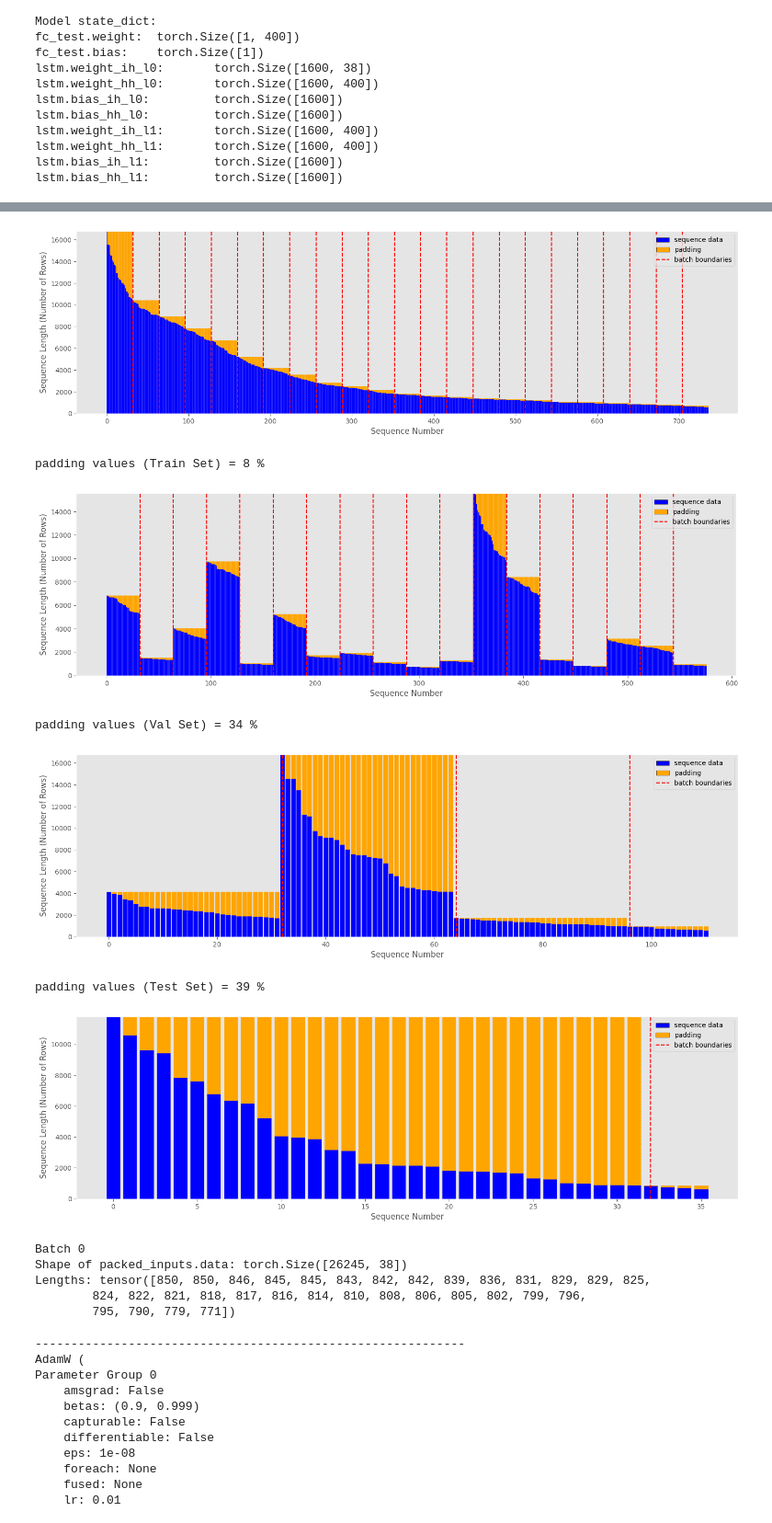
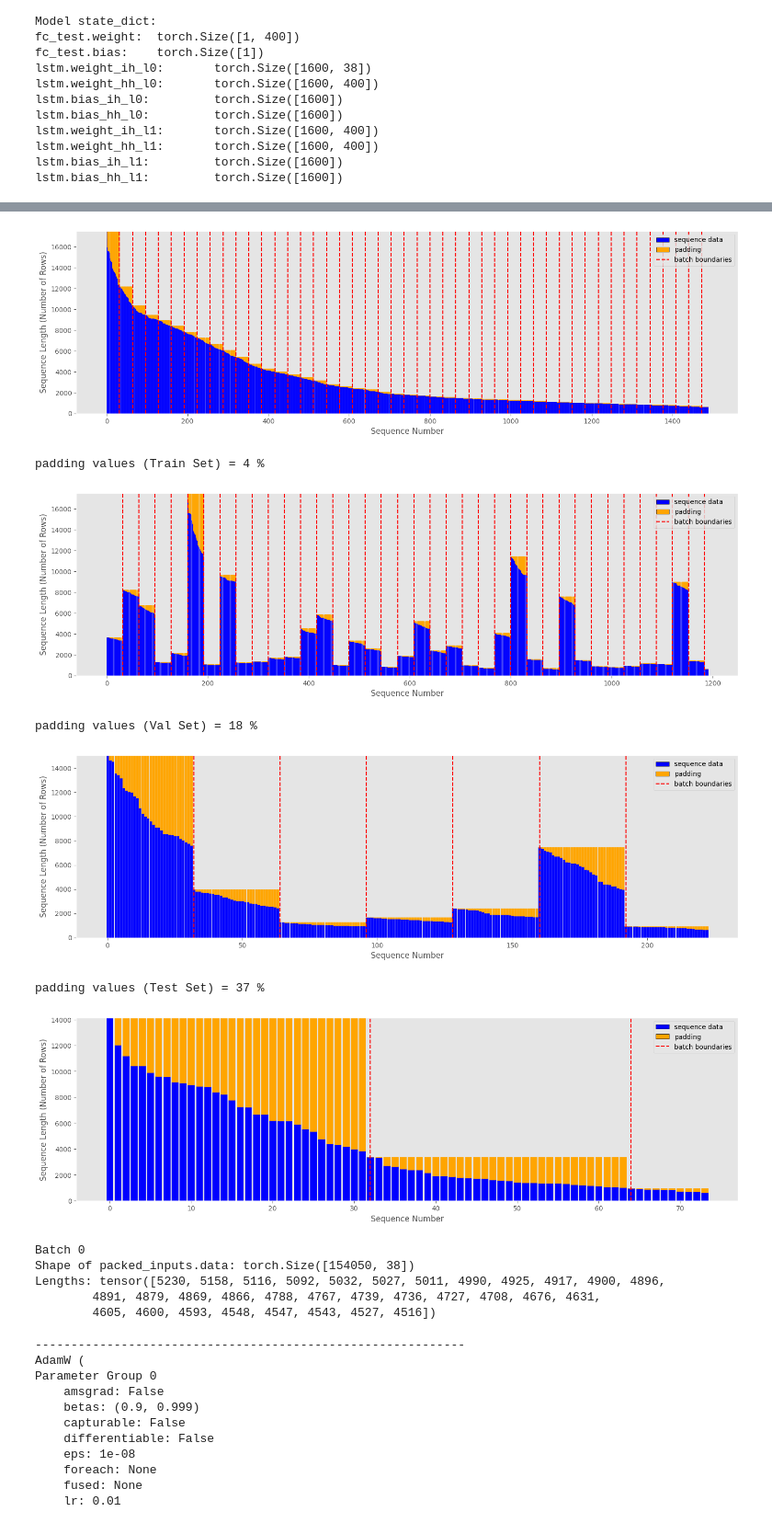
Before and after one commit to willsieg/MA-eR-PINN, a Jupyter notebook: src/LSTM/DataPipeline.ipynb, the cells around one changed output, grey strips where cells are left out. Shown at 92% size. Drawn from its saved outputs; the diff is of its cells as text; code cells hidden in the pictures.

```diff
--- a/src/LSTM/DataPipeline.ipynb
+++ b/src/LSTM/DataPipeline.ipynb
@@ -23,7 +23,7 @@ CONFIG = {
 
     # DATA PREPROCESSING: ---------------------------------------------------------
     "TRAIN_VAL_TEST":   [0.8, 0.15, 0.05], # [train, val, test splits]
-    "MAX_FILES":        1000, # None: all files
+    "MAX_FILES":        2000, # None: all files
     "SCALERS":          {'feature_scaler': 'MaxAbsScaler()', 'target_scaler': 'MinMaxScaler(feature_range=(0, 1))'},
     "MIN_SEQ_LENGTH":   600, # minimum sequence length in s to be included in DataSets
 
@@ -44,7 +44,7 @@ CONFIG = {
     "DROPOUT":          0.5,
 
     # TRAINING & OPTIMIZER: --------------------------------------------------------
-    "NUM_EPOCHS":       2,
+    "NUM_EPOCHS":       4,
     "BATCH_SIZE":       32,   # [16, 32, 64, 128, 256, 512, 1024, 2048, 4096, 8192, 16384, 32768]
     "LEARNING_RATE":    1e-2,   # 0.001 lr
     "OPTIMIZER":        "torch.optim.AdamW(model.parameters(), lr = LEARNING_RATE, weight_decay = 1e-3)",
@@ -197,7 +197,7 @@ dataloader_settings = {
 
 # PREPARE TRAIN, VAL & TEST DATALOADERS  ------------------------------------------------------------
 train_subset, train_dataset, train_dataset_batches, train_loader = prepare_dataloader(train_subset, indices_by_length, \
-    BATCH_SIZE, INPUT_COLUMNS, TARGET_COLUMN, scaler, target_scaler, dataloader_settings, fit=True, drop_last=True)
+    BATCH_SIZE, INPUT_COLUMNS, TARGET_COLUMN, scaler, target_scaler, dataloader_settings, fit=True, drop_last=False)
 
 val_subset, val_dataset, val_dataset_batches, val_loader = prepare_dataloader(val_subset, indices_by_length, \
     BATCH_SIZE, INPUT_COLUMNS, TARGET_COLUMN, scaler, target_scaler, dataloader_settings)
@@ -226,5 +223,5 @@ first 3 train files: ['V18_T1423.parquet', 'V18_T889.parquet', 'V13_T373.parquet
 # %%
-if IS_NOTEBOOK and PLOT_ACTIVE:
+if IS_NOTEBOOK and False:
     visualize_padding(BATCH_SIZE, trip_lengths, sorted_trip_lengths, train_loader, val_loader, test_loader)
     check_batch(train_loader)
 # %% [output]
@@ -234,15 +231,15 @@ padding values (sorted) = 7 %
-[figure, old version]
+[figure, new version]
-padding values (Train Set) = 8 %
+padding values (Train Set) = 4 %
-[figure, old version]
+[figure, new version]
-padding values (Val Set) = 34 %
+padding values (Val Set) = 18 %
-[figure, old version]
+[figure, new version]
-padding values (Test Set) = 39 %
+padding values (Test Set) = 37 %
-[figure, old version]
+[figure, new version]
 Batch 0
-Shape of packed_inputs.data: torch.Size([26245, 38])
-Lengths: tensor([850, 850, 846, 845, 845, 843, 842, 842, 839, 836, 831, 829, 829, 825,
-        824, 822, 821, 818, 817, 816, 814, 810, 808, 806, 805, 802, 799, 796,
-        795, 790, 779, 771])
+Shape of packed_inputs.data: torch.Size([154050, 38])
+Lengths: tensor([5230, 5158, 5116, 5092, 5032, 5027, 5011, 4990, 4925, 4917, 4900, 4896,
+        4891, 4879, 4869, 4866, 4788, 4767, 4739, 4736, 4727, 4708, 4676, 4631,
+        4605, 4600, 4593, 4548, 4547, 4543, 4527, 4516])
 # %%
 # TRAINING CONFIGURATION -----------------------------------------------------------------------
 
```
Also changed, not shown: parts of 10 cells of this notebook, 7 other files.
